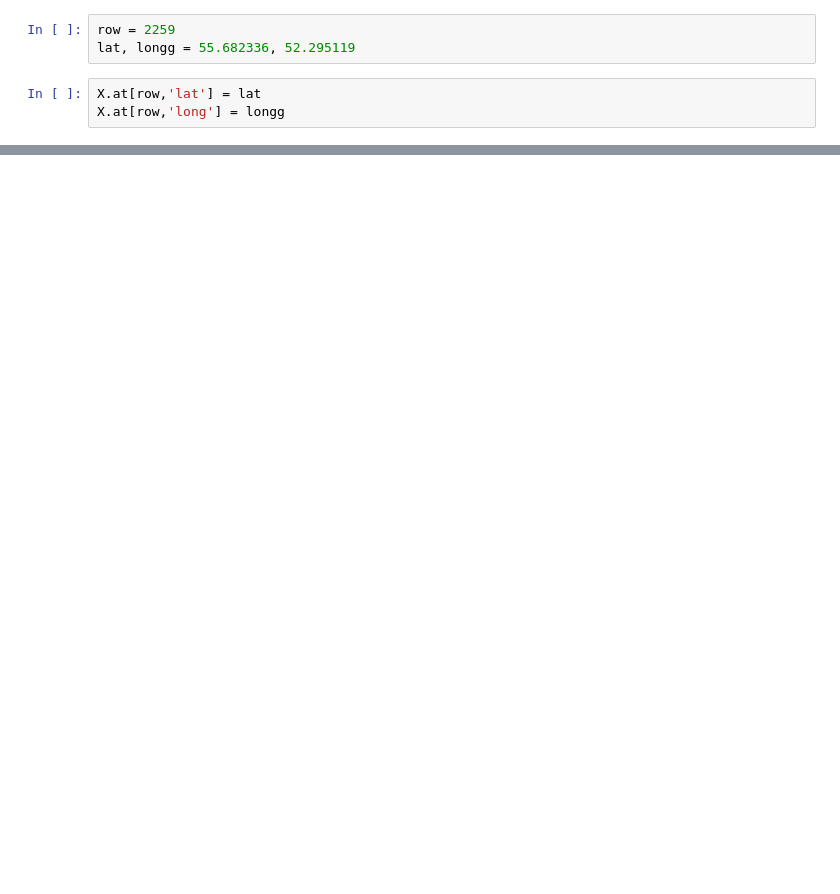
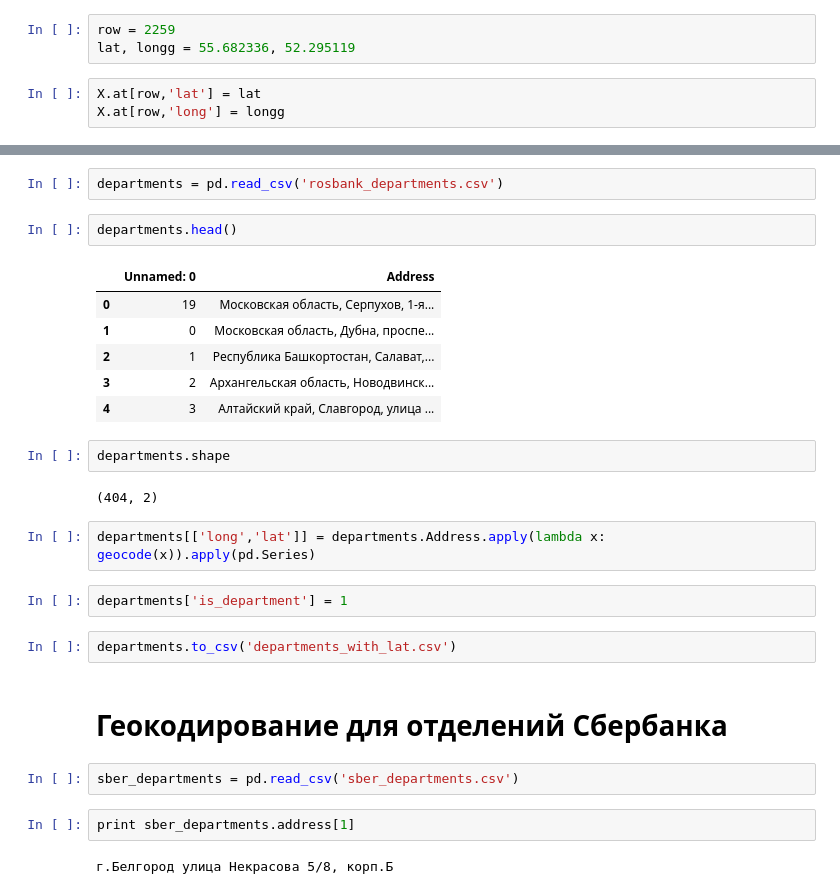
Before and after one commit to rumary/rosbank_boosters, a Jupyter notebook: geocoding.ipynb, the cells around one changed output, grey strips where cells are left out. Saved outputs shown, nothing was run; the diff lists cells and outputs as text; blank space fills up the shorter version.

```diff
--- a/geocoding.ipynb
+++ b/geocoding.ipynb
@@ -113,0 +225,29 @@ X.at[row,'long'] = longg
+# %%
+departments = pd.read_csv('rosbank_departments.csv')
+# %%
+departments.head()
+# %% [output]
+|  | Unnamed: 0 | Address |
+| 0 | 19 | Московская область, Серпухов, 1-я... |
+| 1 | 0 | Московская область, Дубна, проспе... |
+| 2 | 1 | Республика Башкортостан, Салават,... |
+| 3 | 2 | Архангельская область, Новодвинск... |
+| 4 | 3 | Алтайский край, Славгород, улица ... |
+# %%
+departments.shape
+# %% [output]
+(404, 2)
+# %%
+departments[['long','lat']] = departments.Address.apply(lambda x: geocode(x)).apply(pd.Series)
+# %%
+departments['is_department'] = 1
+# %%
+departments.to_csv('departments_with_lat.csv')
+# %% [markdown]
+# Геокодирование для отделений Сбербанка
+# %%
+sber_departments = pd.read_csv('sber_departments.csv')
+# %%
+print sber_departments.address[1]
+# %% [output]
+г.Белгород улица Некрасова 5/8, корп.Б
```
Also changed, not shown: parts of 30 cells of this notebook.
